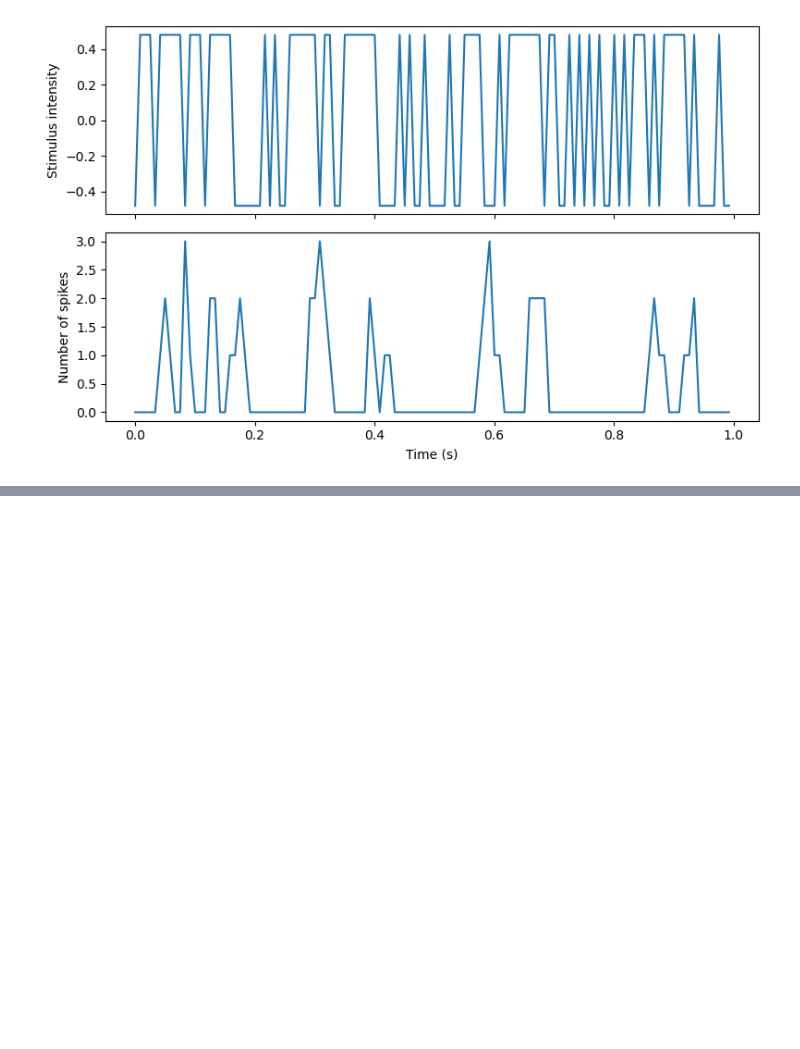
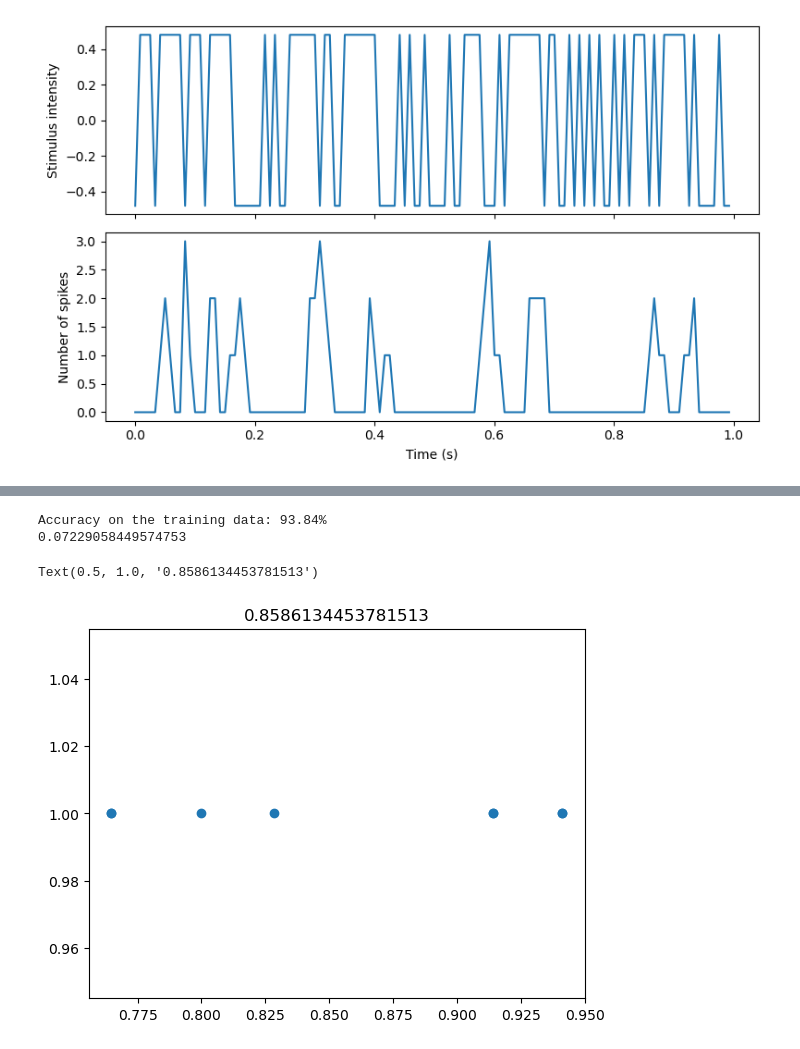
Before and after one commit to GiovanniPecci/Computational-Neuroscience-Course, a Jupyter notebook: Statistics.ipynb, the cells around one changed output, grey strips where cells are left out. Cells and saved outputs as stored; diff of their text form; code cells hidden in the pictures; blank space fills up the shorter version.

```diff
--- a/Statistics.ipynb
+++ b/Statistics.ipynb
@@ -420,0 +520,52 @@ stim[0:d][0]
+# %%
+# DECODING: predict input starting from neural responses
+#To do: make into a class
+
+
+from sklearn.linear_model import LogisticRegression
+from sklearn.model_selection import KFold, cross_val_score
+
+
+# Define the model
+
+#reg = 'l1' or 'l2'
+reg = 'l1'
+
+if reg == 'l2' : solver = 'lbfgs'
+if reg == 'l1' : solver = 'saga'
+
+
+log_reg = LogisticRegression(penalty=reg, C = 1, solver = solver, max_iter = 5000)
+
+
+
+# Fit it to data
+log_reg.fit(X, y)
+y_pred = log_reg.predict(X)
+
+
+def compute_accuracy(X, y, model):
+    y_pred = model.predict(X)
+    k = np.nonzero(y-y_pred)[0].shape[0]
+    accuracy = (len(y) -k) /len(y)
+    return accuracy
+
+
+# Compute train accuracy
+train_accuracy = compute_accuracy(X, y, log_reg)
+print(f"Accuracy on the training data: {train_accuracy:.2%}")
+
+
+accuracies = cross_val_score(log_reg, X, y, cv=8)  # k=8 cross validation
+
+accuracies_mean = np.mean(accuracies)
+accuracies_std = np.std(accuracies)
+
+print(accuracies_std)
+plt.scatter(accuracies, np.ones(len(accuracies)))
+plt.title(str(accuracies_mean))
+# %% [output]
+Accuracy on the training data: 93.84%
+0.07229058449574753
+Text(0.5, 1.0, '0.8586134453781513')
+[figure, added]
```
Also changed, not shown: parts of 14 cells of this notebook.
